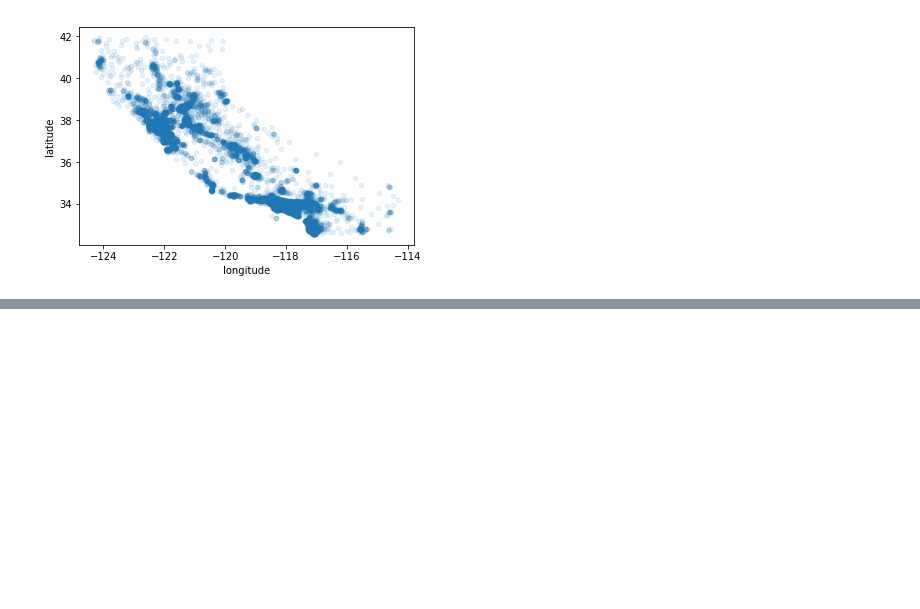
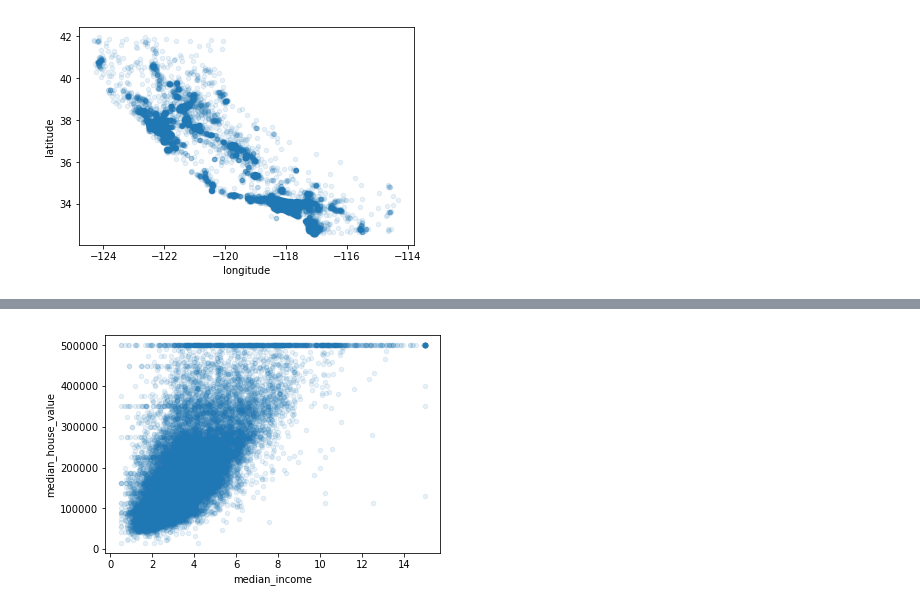
Before and after one commit to jaredwelch1/Housing_Data_Notebook, a Jupyter notebook: Housing_data_notebook.ipynb, the cells around one changed output, grey strips where cells are left out. Cells and saved outputs as stored; diff of their text form; code cells hidden in the pictures; blank space fills up the shorter version.

```diff
--- a/Housing_data_notebook.ipynb
+++ b/Housing_data_notebook.ipynb
@@ -173,0 +209,6 @@ plot.show()
+# %%
+data.plot(kind='scatter', x="median_income", y="median_house_value",
+            alpha=0.1)
+plot.show()
+# %% [output]
+[figure, added]
```
Also changed, not shown: parts of 12 cells of this notebook.
